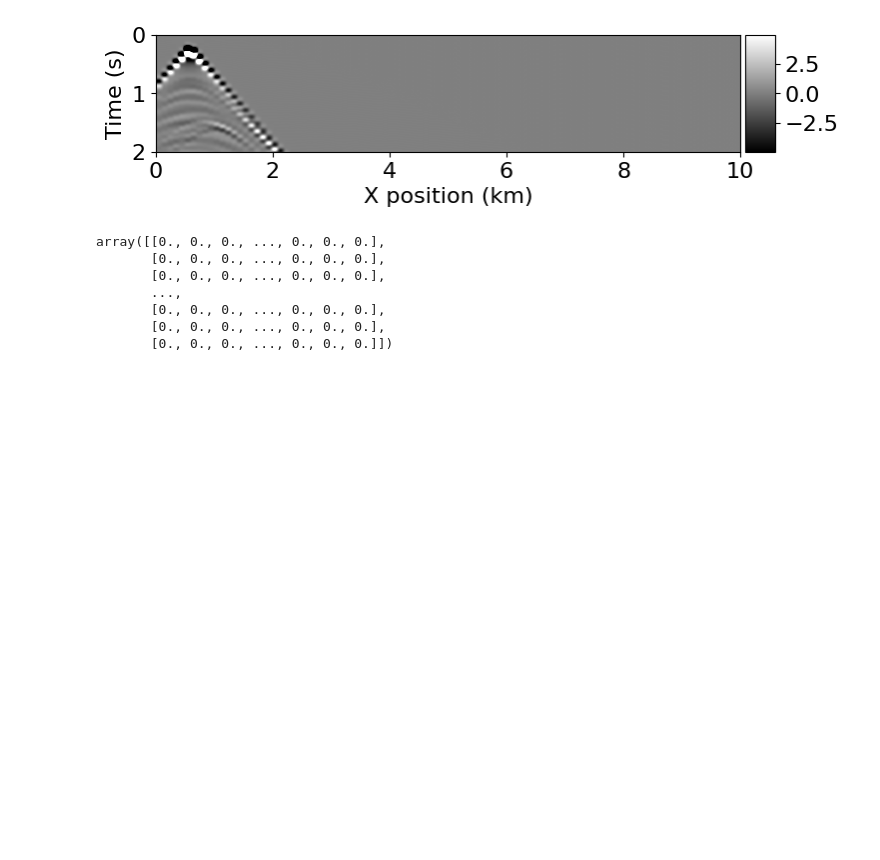
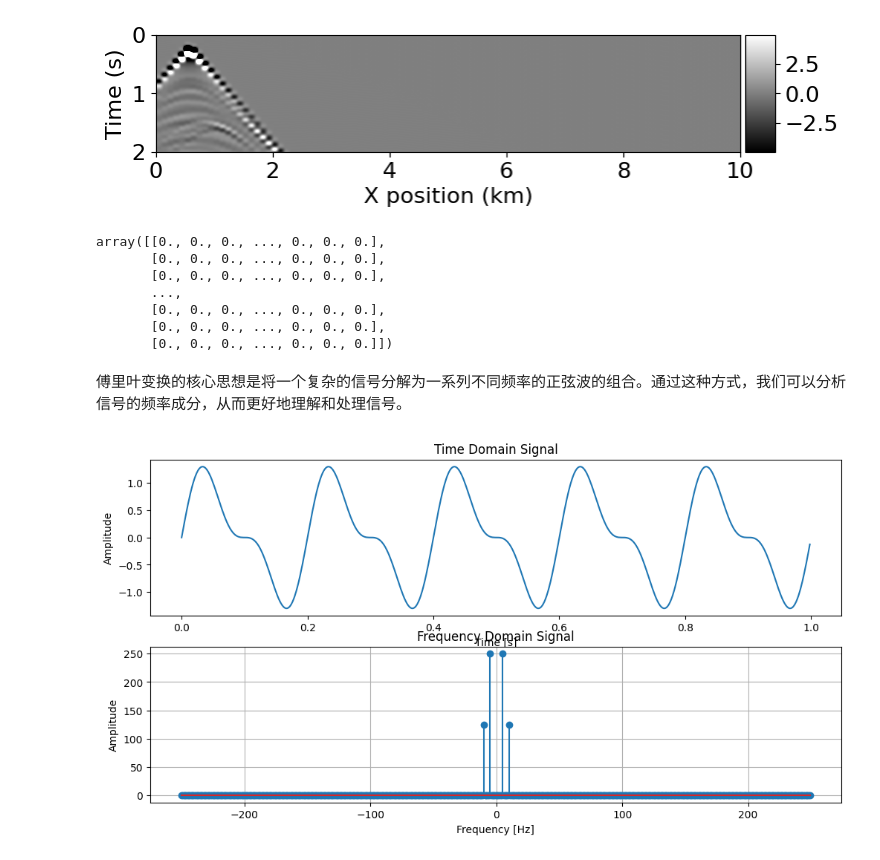
Before and after one commit to acse-yw11823/spyro, a Jupyter notebook: 2project_forward-devito.ipynb, the cells around one changed output. Drawn from its saved outputs; the diff is of its cells as text; code cells hidden in the pictures; blank space fills up the shorter version.

```diff
--- a/2project_forward-devito.ipynb
+++ b/2project_forward-devito.ipynb
@@ -1106,3 +1062,35 @@ array([[0., 0., 0., ..., 0., 0., 0.],
        [0., 0., 0., ..., 0., 0., 0.],
        [0., 0., 0., ..., 0., 0., 0.],
        [0., 0., 0., ..., 0., 0., 0.]])
+# %% [markdown]
+傅里叶变换的核心思想是将一个复杂的信号分解为一系列不同频率的正弦波的组合。通过这种方式，我们可以分析信号的频率成分，从而更好地理解和处理信号。
+# %%
+import numpy as np
+import matplotlib.pyplot as plt
+
+# 创建一个时间信号（正弦波）
+t = np.linspace(0, 1, 500, endpoint=False)
+x = np.sin(2 * np.pi * 5 * t) + 0.5 * np.sin(2 * np.pi * 10 * t)
+
+# 计算傅里叶变换
+X = np.fft.fft(x)
+frequencies = np.fft.fftfreq(len(x), d=t[1]-t[0])
+
+# 绘制原始信号
+plt.figure(figsize=(12, 6))
+plt.subplot(2, 1, 1)
+plt.plot(t, x)
+plt.title('Time Domain Signal')
+plt.xlabel('Time [s]')
+plt.ylabel('Amplitude')
+
+# 绘制频域信号
+plt.subplot(2, 1, 2)
+plt.stem(frequencies, np.abs(X), use_line_collection=True)
+plt.title('Frequency Domain Signal')
+plt.xlabel('Frequency [Hz]')
+plt.ylabel('Amplitude')
+plt.grid()
+plt.show()
+# %% [output]
+[figure, added]
```
Also changed, not shown: parts of 33 cells of this notebook, 24 other files.
